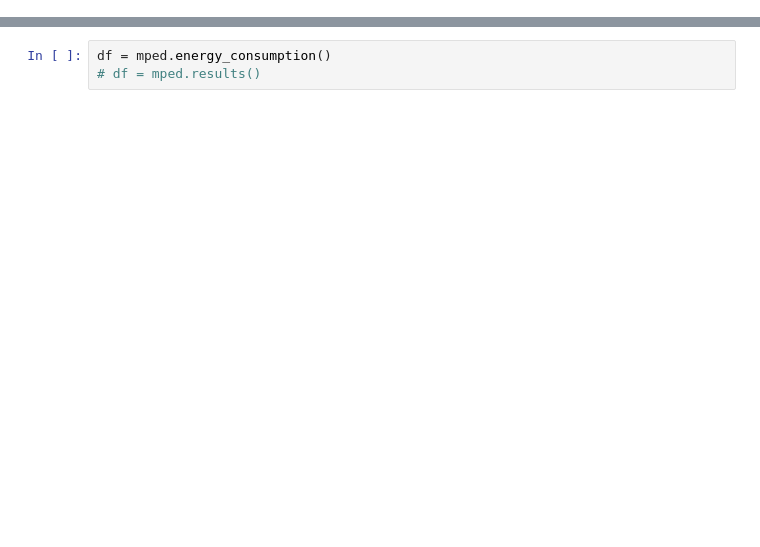
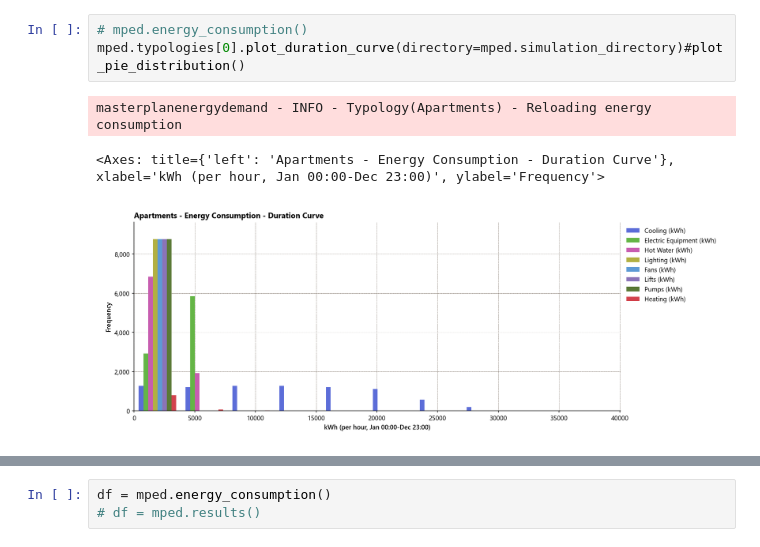
Before and after one commit to BHoM/LadyBugTools_Prototypes, a Jupyter notebook: LadyBugTools_Prototype_Engine/Python/MasterplanEnergyDemand/MasterplanEnergyDemand_Dev.ipynb, the cells around one changed output, grey strips where cells are left out. Cells and saved outputs as stored; diff of their text form; blank space fills up the shorter version.

```diff
--- a/LadyBugTools_Prototype_Engine/Python/MasterplanEnergyDemand/MasterplanEnergyDemand_Dev.ipynb
+++ b/LadyBugTools_Prototype_Engine/Python/MasterplanEnergyDemand/MasterplanEnergyDemand_Dev.ipynb
@@ -37,0 +86,7 @@ honeybee_energy - INFO - Successfully imported Honeybee-energy plugin: honeybee_
+# %%
+# mped.energy_consumption()
+mped.typologies[0].plot_duration_curve(directory=mped.simulation_directory)#plot_pie_distribution()
+# %% [output]
+masterplanenergydemand - INFO - Typology(Apartments) - Reloading energy consumption
+<Axes: title={'left': 'Apartments - Energy Consumption - Duration Curve'}, xlabel='kWh (per hour, Jan 00:00-Dec 23:00)', ylabel='Frequency'>
+[figure, added]
```
Also changed, not shown: parts of 109 cells of this notebook, 24 other files.
